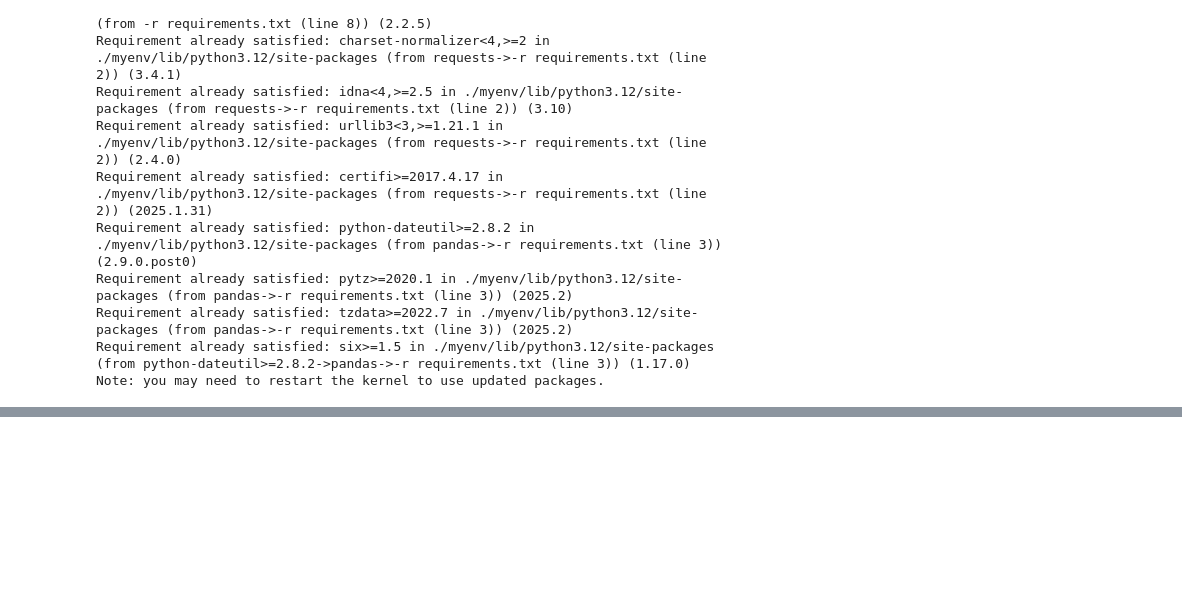
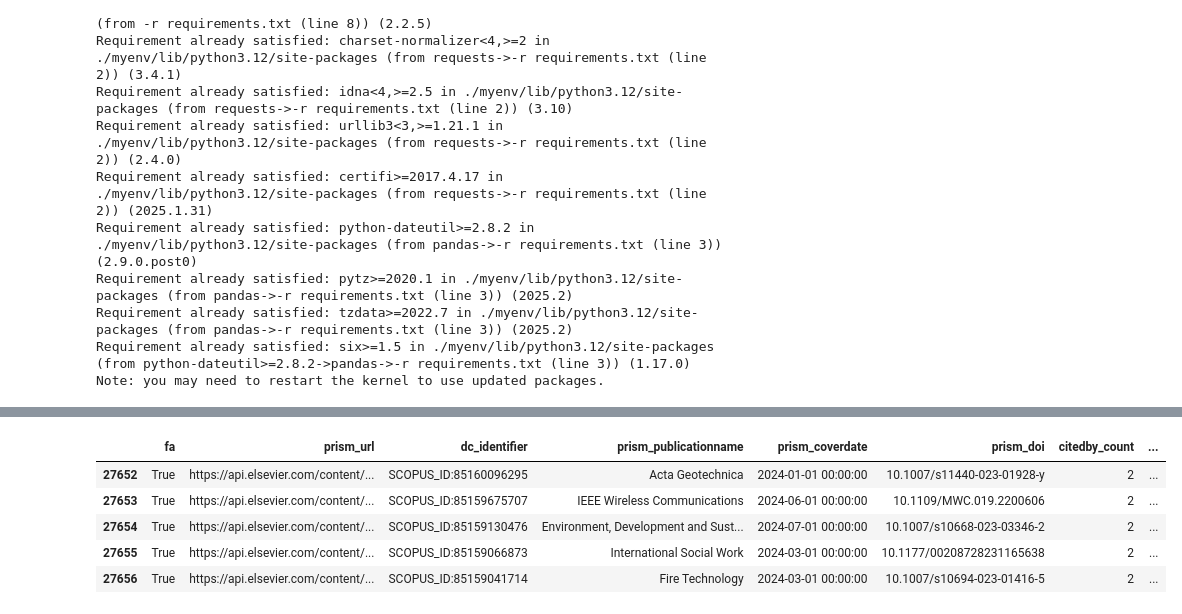
Before and after one commit to bennisyiu/ipao-portfolio-projects, a Jupyter notebook: scopus_project.ipynb, the cells around one changed output, grey strips where cells are left out. Cells and saved outputs as stored; diff of their text form; code cells hidden in the pictures; blank space fills up the shorter version.

```diff
--- a/scopus_project.ipynb
+++ b/scopus_project.ipynb
@@ -924,0 +723,9 @@ memory usage: 1.5+ MB
+# %%
+latest_df.tail()
+# %% [output]
+|  | fa | prism_url | dc_identifier | prism_publicationname | prism_coverdate | prism_doi | citedby_count | ... |
+| 27652 | True | https://api.elsevier.com/content/... | SCOPUS_ID:85160096295 | Acta Geotechnica | 2024-01-01 00:00:00 | 10.1007/s11440-023-01928-y | 2 | ... |
+| 27653 | True | https://api.elsevier.com/content/... | SCOPUS_ID:85159675707 | IEEE Wireless Communications | 2024-06-01 00:00:00 | 10.1109/MWC.019.2200606 | 2 | ... |
+| 27654 | True | https://api.elsevier.com/content/... | SCOPUS_ID:85159130476 | Environment, Development and Sust... | 2024-07-01 00:00:00 | 10.1007/s10668-023-03346-2 | 2 | ... |
+| 27655 | True | https://api.elsevier.com/content/... | SCOPUS_ID:85159066873 | International Social Work | 2024-03-01 00:00:00 | 10.1177/00208728231165638 | 2 | ... |
+| 27656 | True | https://api.elsevier.com/content/... | SCOPUS_ID:85159041714 | Fire Technology | 2024-03-01 00:00:00 | 10.1007/s10694-023-01416-5 | 2 | ... |
```
Also changed, not shown: parts of 34 cells of this notebook, 2 other files.
